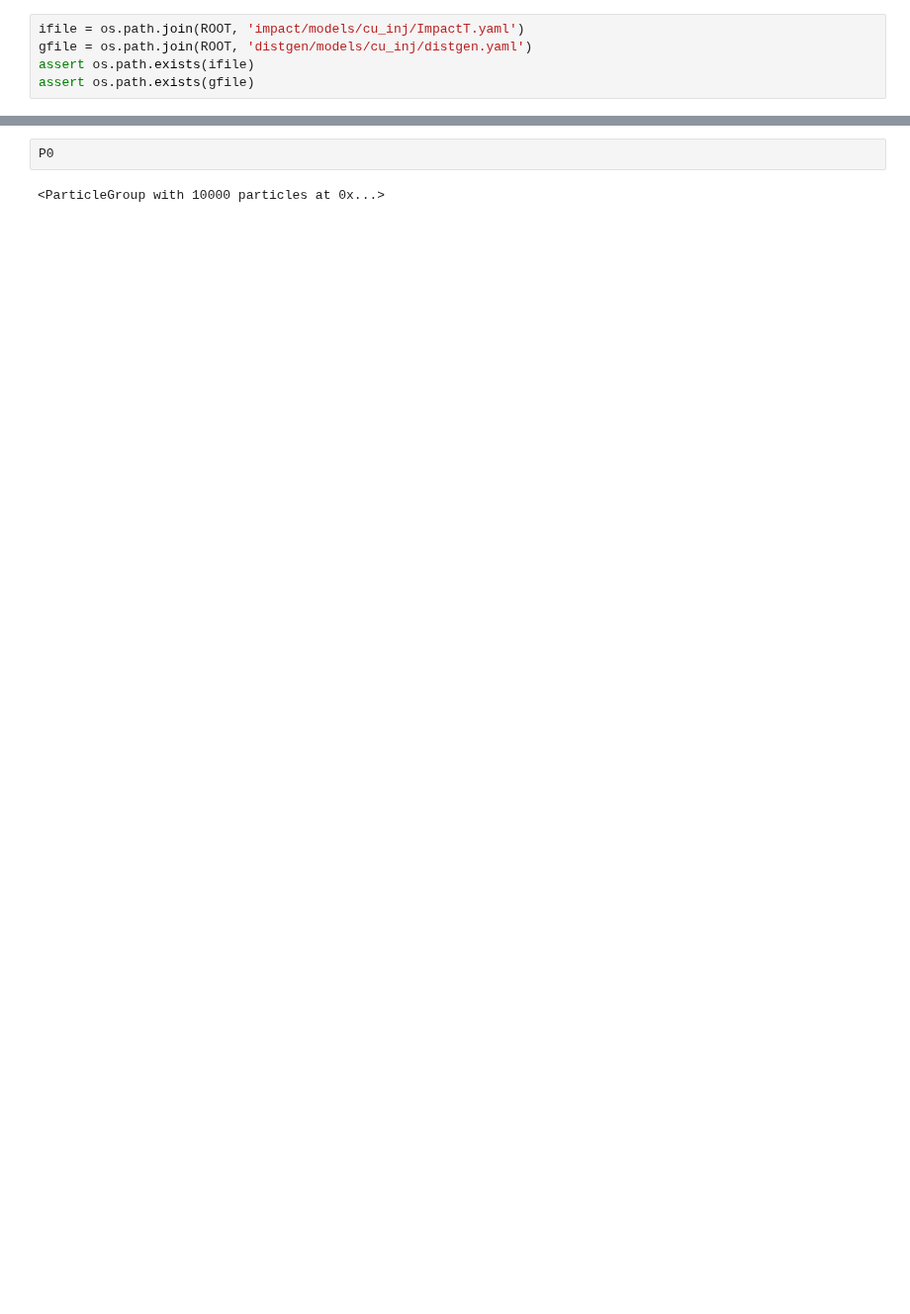
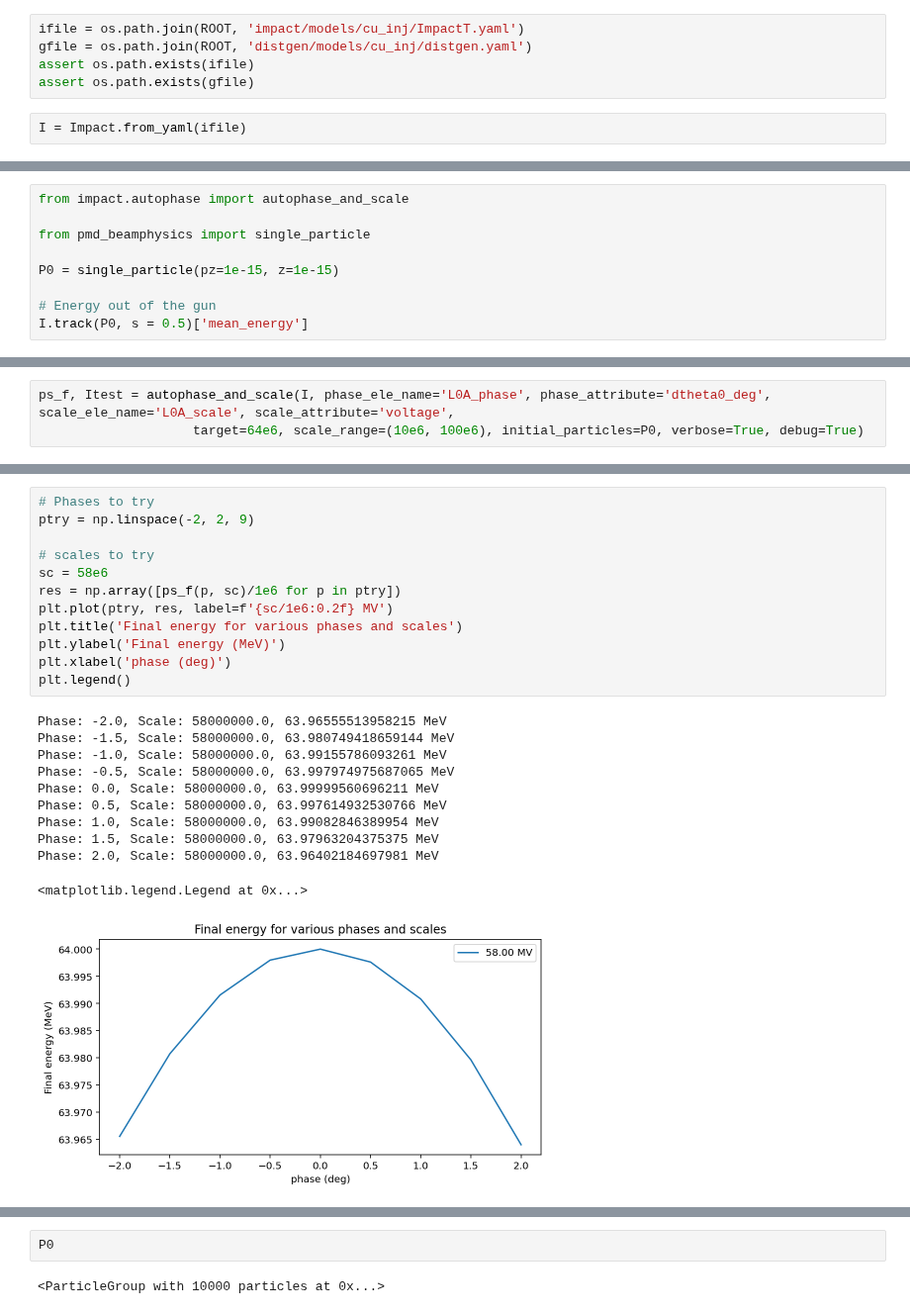
Before and after one commit to slaclab/lcls-lattice, a Jupyter notebook: impact/models/cu_inj/impact_cu_inj.ipynb, the cells around one changed output, grey strips where cells are left out. Shown at 99% size. Cells and saved outputs as stored; diff of their text form; blank space fills up the shorter version.

Commit message:
cu_inj ImpactT.yaml calls ImpactT_template.in, which is phased. Group factors are adjusted to input relative phases and voltages directly.

```diff
--- a/impact/models/cu_inj/impact_cu_inj.ipynb
+++ b/impact/models/cu_inj/impact_cu_inj.ipynb
@@ -19,3 +22,5 @@ ifile = os.path.join(ROOT, 'impact/models/cu_inj/ImpactT.yaml')
 gfile = os.path.join(ROOT, 'distgen/models/cu_inj/distgen.yaml')
 assert os.path.exists(ifile)
 assert os.path.exists(gfile)
+# %%
+I = Impact.from_yaml(ifile)
@@ -21,0 +29,9 @@ assert os.path.exists(gfile)
+# %%
+from impact.autophase import autophase_and_scale
+
+from pmd_beamphysics import single_particle
+
+P0 = single_particle(pz=1e-15, z=1e-15)
+
+# Energy out of the gun
+I.track(P0, s = 0.5)['mean_energy']
@@ -21,0 +96,3 @@ assert os.path.exists(gfile)
+# %%
+ps_f, Itest = autophase_and_scale(I, phase_ele_name='L0A_phase', phase_attribute='dtheta0_deg', scale_ele_name='L0A_scale', scale_attribute='voltage',
+                    target=64e6, scale_range=(10e6, 100e6), initial_particles=P0, verbose=True, debug=True)
@@ -21,0 +112,24 @@ assert os.path.exists(gfile)
+# %%
+# Phases to try
+ptry = np.linspace(-2, 2, 9)
+
+# scales to try
+sc = 58e6
+res = np.array([ps_f(p, sc)/1e6 for p in ptry])
+plt.plot(ptry, res, label=f'{sc/1e6:0.2f} MV')
+plt.title('Final energy for various phases and scales')
+plt.ylabel('Final energy (MeV)')
+plt.xlabel('phase (deg)')
+plt.legend()
+# %% [output]
+Phase: -2.0, Scale: 58000000.0, 63.96555513958215 MeV
+Phase: -1.5, Scale: 58000000.0, 63.980749418659144 MeV
+Phase: -1.0, Scale: 58000000.0, 63.99155786093261 MeV
+Phase: -0.5, Scale: 58000000.0, 63.997974975687065 MeV
+Phase: 0.0, Scale: 58000000.0, 63.99999560696211 MeV
+Phase: 0.5, Scale: 58000000.0, 63.997614932530766 MeV
+Phase: 1.0, Scale: 58000000.0, 63.99082846389954 MeV
+Phase: 1.5, Scale: 58000000.0, 63.97963204375375 MeV
+Phase: 2.0, Scale: 58000000.0, 63.96402184697981 MeV
+<matplotlib.legend.Legend at 0x...>
+[figure, added]
```
Also changed, not shown: parts of 32 cells of this notebook, 4 other files.
